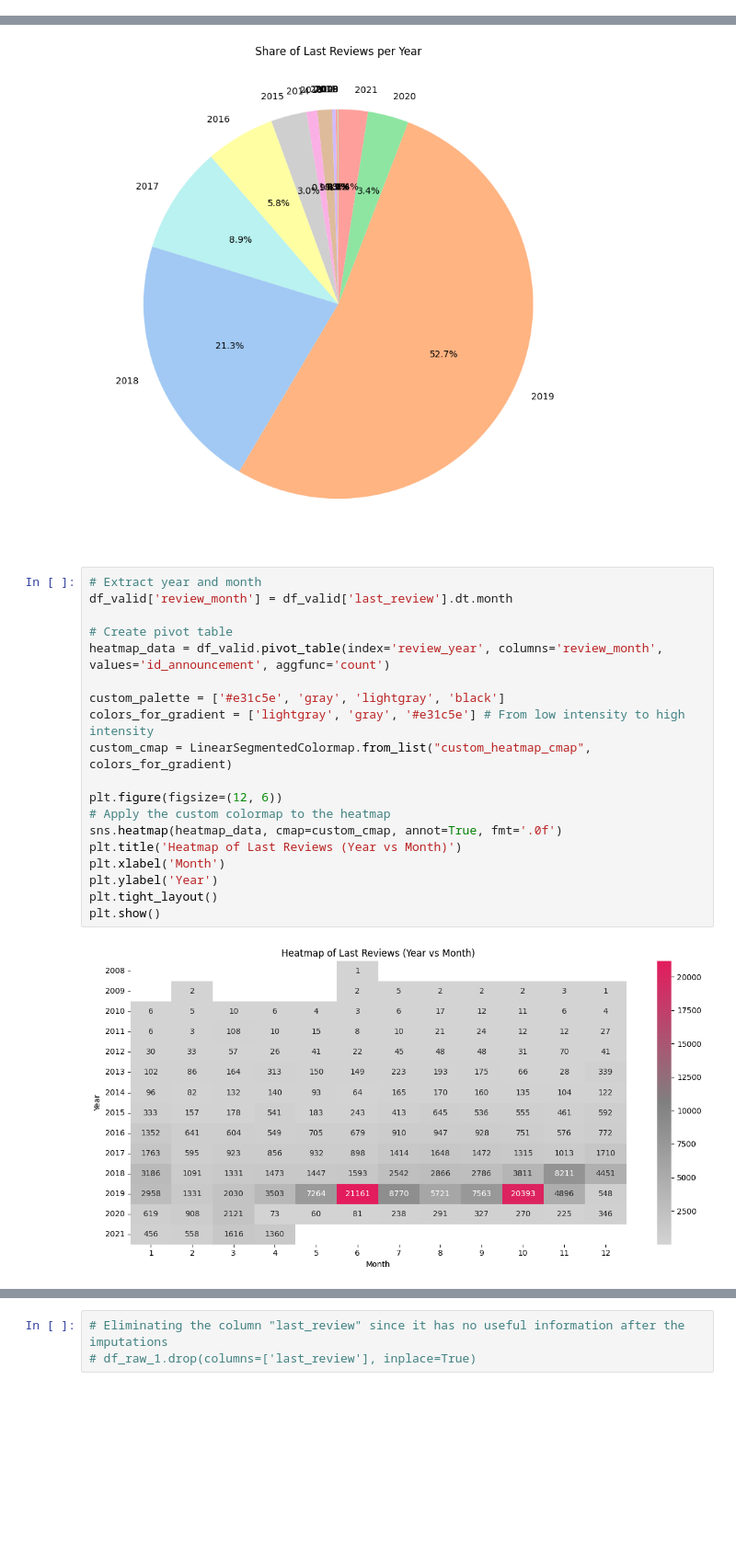
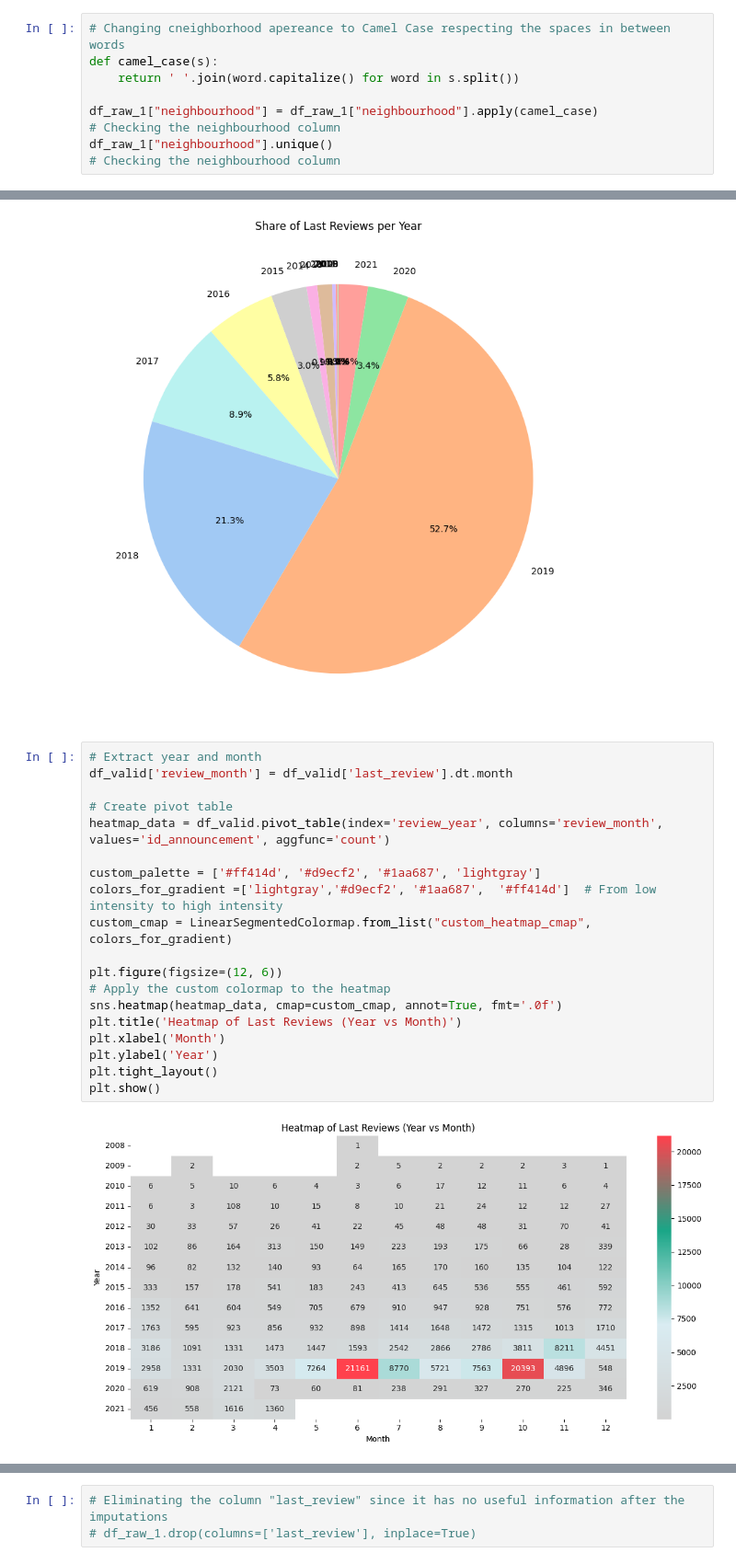
Before and after one commit to Yael-Parra/Airbnb-Analysis, a Jupyter notebook: eda/cleaning.ipynb, the cells around one changed output, grey strips where cells are left out. Shown at 92% size. Drawn from its saved outputs; the diff is of its cells as text; blank space fills up the shorter version.

```diff
--- a/eda/cleaning.ipynb
+++ b/eda/cleaning.ipynb
@@ -299,0 +303,9 @@ THIS COLUMN CAN BE TAKEN INTO ACCOUNT BUT NEEDS TO BE TAKEN CAREFULLY. APROX 72%
+# %%
+# Changing cneighborhood apereance to Camel Case respecting the spaces in between words
+def camel_case(s):
+    return ' '.join(word.capitalize() for word in s.split())
+
+df_raw_1["neighbourhood"] = df_raw_1["neighbourhood"].apply(camel_case)
+# Checking the neighbourhood column
+df_raw_1["neighbourhood"].unique()
+# Checking the neighbourhood column
@@ -682,24 +764,24 @@ plt.show()
 # %%
 # Extract year and month
 df_valid['review_month'] = df_valid['last_review'].dt.month
 
 # Create pivot table
 heatmap_data = df_valid.pivot_table(index='review_year', columns='review_month', values='id_announcement', aggfunc='count')
 
-custom_palette = ['#e31c5e', 'gray', 'lightgray', 'black']
-colors_for_gradient = ['lightgray', 'gray', '#e31c5e'] # From low intensity to high intensity
+custom_palette = ['#ff414d', '#d9ecf2', '#1aa687', 'lightgray']
+colors_for_gradient =['lightgray','#d9ecf2', '#1aa687',  '#ff414d']  # From low intensity to high intensity
 custom_cmap = LinearSegmentedColormap.from_list("custom_heatmap_cmap", colors_for_gradient)
 
 plt.figure(figsize=(12, 6))
 # Apply the custom colormap to the heatmap
 sns.heatmap(heatmap_data, cmap=custom_cmap, annot=True, fmt='.0f')
 plt.title('Heatmap of Last Reviews (Year vs Month)')
 plt.xlabel('Month')
 plt.ylabel('Year')
 plt.tight_layout()
 plt.show()
 # %% [output]
-[figure, old version]
+[figure, new version]
 # %%
 # Comparing presence vs absence of real review dates (incl. 1900-01-01) THIS WILL BE USED TO DECIDE IF WE KEEP THE COLUMN OR NOT (noise vs information)
 df_raw_1['has_real_last_review'] = df_raw_1['last_review'] != pd.to_datetime('1900-01-01')
```
Also changed, not shown: parts of 18 cells of this notebook, 3 other files.
